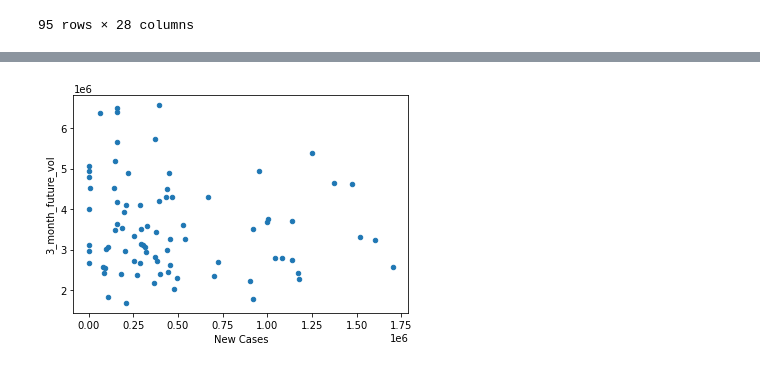
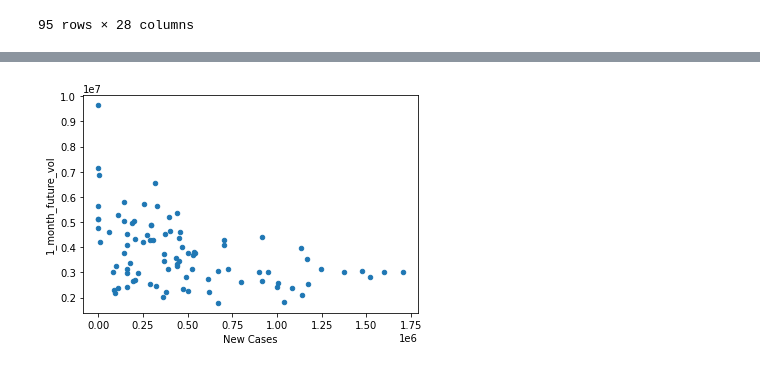
Before and after one commit to lamotteBootcamp/Amazon_profit_analysis_in_Covid_pandemic, a Jupyter notebook: Sam/amazondataclean.ipynb, the cells around one changed output, grey strips where cells are left out. Cells and saved outputs as stored; diff of their text form; code cells hidden in the pictures.

```diff
--- a/Sam/amazondataclean.ipynb
+++ b/Sam/amazondataclean.ipynb
@@ -173,5 +217,6 @@ filtered_df
 # %%
-filtered_df.plot(kind='scatter', x='New Cases', y='3_month_future_vol')
+filtered_df.plot(kind='scatter', x='New Cases', y='1_month_future_vol')
 plt.show()
+# more cases = more uncertainty and less trading
 # %% [output]
-[figure, old version]
+[figure, new version]
```
Also changed, not shown: parts of 2 cells of this notebook.
